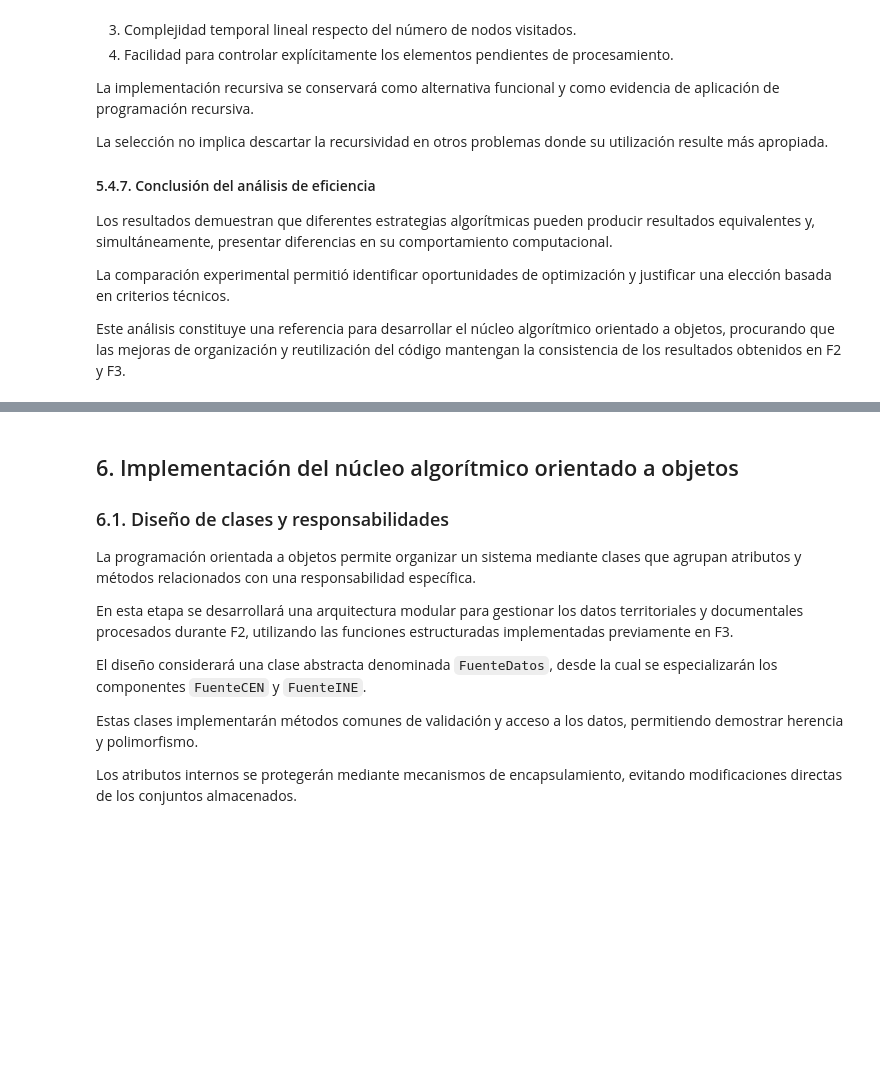
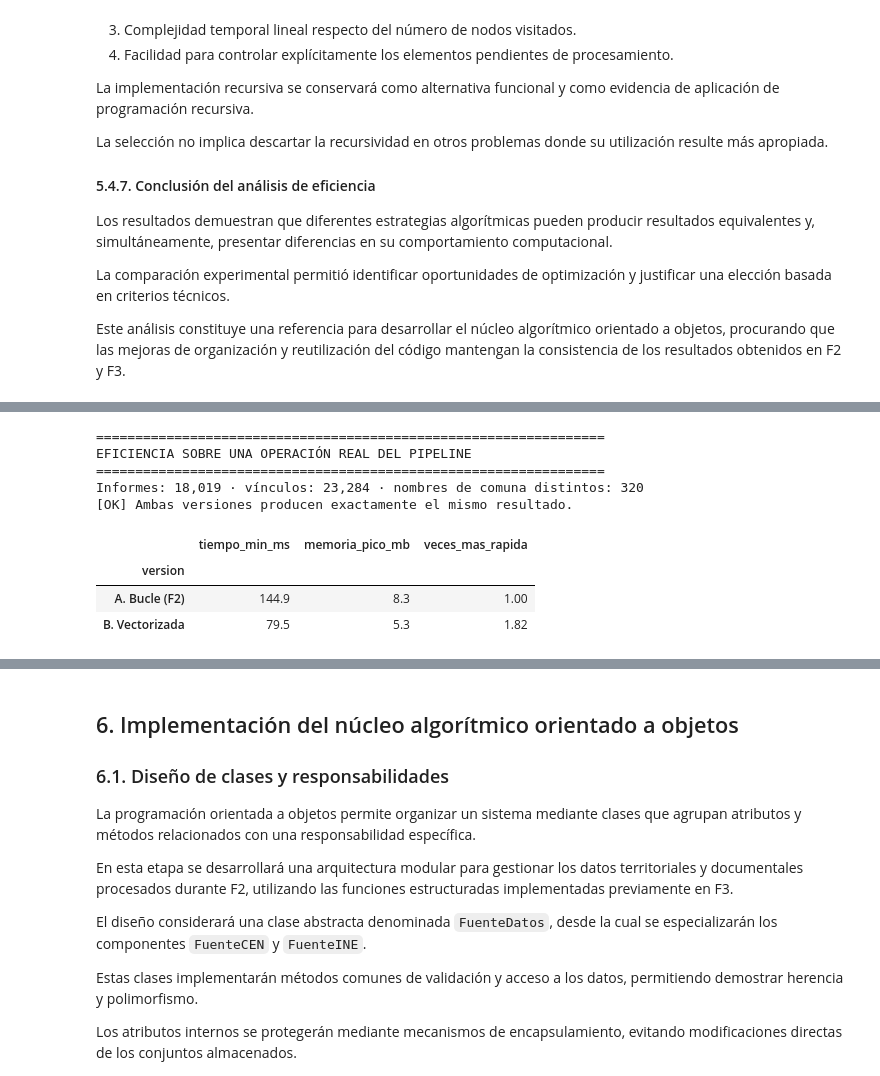
Before and after one commit to jeanpaulsalasmeneses-lab/Proyecto_MCDI500, a Jupyter notebook: F3/F3_Nucleo_Algoritmico.ipynb, the cells around one changed output, grey strips where cells are left out. Saved outputs shown, nothing was run; the diff lists cells and outputs as text; code cells hidden in the pictures; blank space fills up the shorter version.

```diff
--- a/F3/F3_Nucleo_Algoritmico.ipynb
+++ b/F3/F3_Nucleo_Algoritmico.ipynb
@@ -2646,0 +2661,78 @@ Este análisis constituye una referencia para desarrollar el núcleo algorítmic
+# %%
+# ==========================================================
+# FASE 3 - APARTADO 5.5
+# EFICIENCIA SOBRE UNA OPERACIÓN REAL: BUCLE VS. VECTORIZADA
+# PROYECTO MCDI500 - GRUPO 7
+# ==========================================================
+
+import timeit
+
+import pandas as pd
+from IPython.display import display
+
+from src.medicion import medir_memoria
+from src.territorio import separar_vinculos_bucle, separar_vinculos_vectorizado
+
+eventos_reales = pd.read_csv(
+    RAIZ_F3 / "data" / "processed" / "cen_fallas_2024_2026_eventos.csv",
+    dtype=str,
+    encoding="utf-8-sig"
+)
+
+versiones = {
+    "A. Bucle (F2)": separar_vinculos_bucle,
+    "B. Vectorizada": separar_vinculos_vectorizado,
+}
+
+# 1. Mismo resultado: requisito para que la comparación tenga sentido.
+
+salida_a = separar_vinculos_bucle(eventos_reales)
+salida_b = separar_vinculos_vectorizado(eventos_reales)
+
+assert salida_a.astype(object).equals(salida_b.astype(object)), (
+    "Las dos versiones no producen el mismo resultado."
+)
+
+# 2 y 3. Tiempo (mínimo de 7 repeticiones) y memoria (pico, mediana de 5).
+
+filas = []
+
+for nombre, funcion in versiones.items():
+
+    tiempo = min(
+        timeit.repeat(lambda: funcion(eventos_reales), number=1, repeat=7)
+    )
+
+    filas.append({
+        "version": nombre,
+        "tiempo_min_ms": round(tiempo * 1000, 1),
+        "memoria_pico_mb": round(medir_memoria(funcion, eventos_reales) / 1024, 1),
+    })
+
+eficiencia_real = pd.DataFrame(filas).set_index("version")
+
+eficiencia_real["veces_mas_rapida"] = (
+    eficiencia_real.loc["A. Bucle (F2)", "tiempo_min_ms"]
+    / eficiencia_real["tiempo_min_ms"]
+).round(2)
+
+nombres_distintos = salida_b["comuna_reportada"].nunique()
+
+print("=" * 65)
+print("EFICIENCIA SOBRE UNA OPERACIÓN REAL DEL PIPELINE")
+print("=" * 65)
+print(f"Informes: {len(eventos_reales):,} · vínculos: {len(salida_b):,} · "
+      f"nombres de comuna distintos: {nombres_distintos}")
+print("[OK] Ambas versiones producen exactamente el mismo resultado.")
+
+display(eficiencia_real)
+# %% [output]
+=================================================================
+EFICIENCIA SOBRE UNA OPERACIÓN REAL DEL PIPELINE
+=================================================================
+Informes: 18,019 · vínculos: 23,284 · nombres de comuna distintos: 320
+[OK] Ambas versiones producen exactamente el mismo resultado.
+|  | tiempo_min_ms | memoria_pico_mb | veces_mas_rapida |
+| version |  |  |  |
+| A. Bucle (F2) | 144.9 | 8.3 | 1.00 |
+| B. Vectorizada | 79.5 | 5.3 | 1.82 |
```
Also changed, not shown: parts of 4 cells of this notebook, 1 other file.
